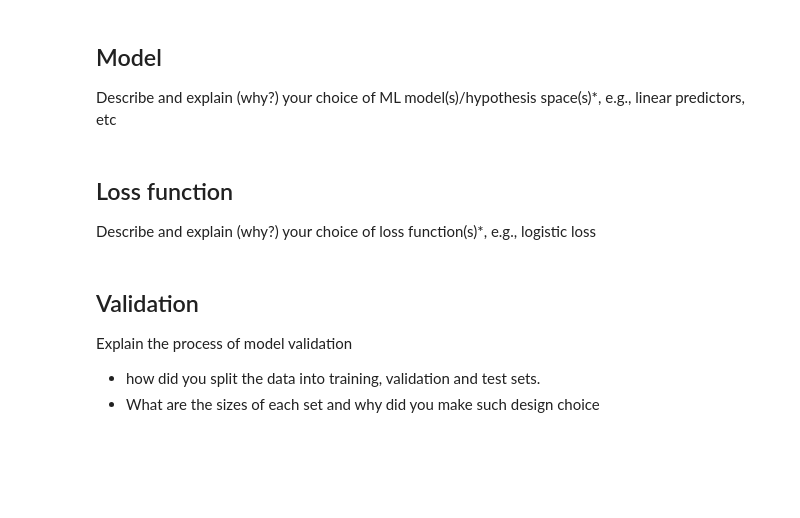
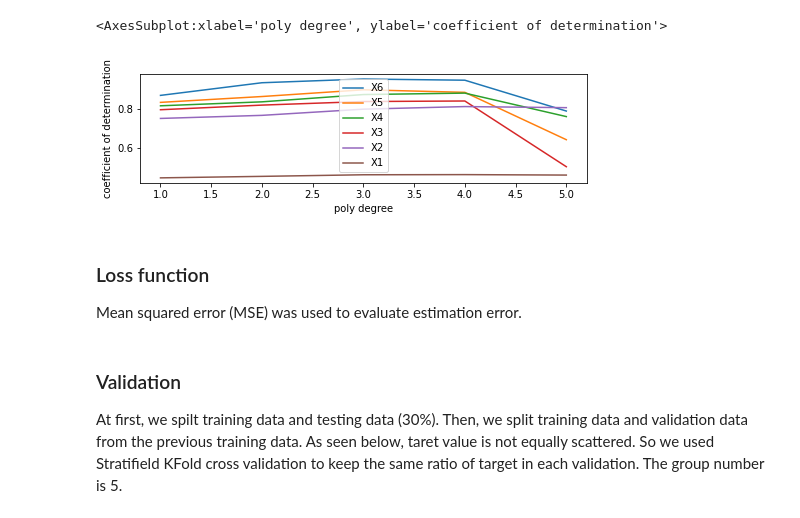
Before and after one commit to doyu/people_count_in_room, a Jupyter notebook: people_count_in_room.ipynb, the cells around one changed output. Drawn from its saved outputs; the diff is of its cells as text; code cells hidden in the pictures; blank space fills up the shorter version.

```diff
--- a/people_count_in_room.ipynb
+++ b/people_count_in_room.ipynb
@@ -36,0 +139,43 @@ Explain your feature selection process (no theoretical justification needed)
+# %%
+#%%timeit
+def poly_scores(degrees, X, y):
+    X_train, X_test, y_train, y_test = train_test_split(X, y, test_size=0.3, random_state=42)
+    scores = []
+    for i in degrees:
+        model = LinearRegression(fit_intercept=False)
+        poly = PolynomialFeatures(degree=i)
+        skf = StratifiedKFold()
+        x = cross_val_score(model, poly.fit_transform(X_train), y_train, cv=skf)
+        #print(i, x)
+        scores.append(np.mean(x))
+
+    return scores
+
+def test_accuracy(degree, X, y):
+    X_train, X_test, y_train, y_test = train_test_split(X, y, test_size=0.3, random_state=42)
+    poly = PolynomialFeatures(degree=degree)
+    X_train_poly = poly.fit_transform(X_train)
+    model = LinearRegression(fit_intercept=False).fit(X_train_poly, y_train)
+    y = model.predict(poly.fit_transform(X_test))
+    y = list(map(round, y))
+    return sum(y==y_test) / len(y)
+# %%
+# 'S1_Temp', 'S1_Light', 'S5_CO2', 'S5_CO2_Slope', 'S6_PIR', 'S7_PIR'
+y = df['Room_Occupancy_Count']
+
+degrees = range(1,6)
+scores = {'poly degree':degrees}
+accs = []
+
+for i, X in enumerate([X6, X5, X4, X3, X2, X1]):
+    tmp = poly_scores(degrees, X, y)
+    scores[f"X{6-i}"] = tmp
+    idx = np.argmax(tmp)
+    #print(idx, degrees[idx])
+    acc = test_accuracy(degrees[idx], X, y)
+    accs.append(acc)
+# %%
+d = pd.DataFrame({k: pd.Series(v) for k, v in scores.items()})
+d = d.set_index('poly degree')
+d
+#d.style.applymap(lambda x: "background-color: yellow" if x==np.max(d['score']) else "background-color: white")
@@ -37,12 +190,16 @@ Explain your feature selection process (no theoretical justification needed)
+# %%
+d.plot(xlabel='poly degree', ylabel='coefficient of determination', figsize=(8,2))
+# %% [output]
+<AxesSubplot:xlabel='poly degree', ylabel='coefficient of determination'>
+[figure, added]
 # %% [markdown]
-## Model
-Describe and explain (why?) your choice of ML model(s)/hypothesis space(s)*,
-e.g., linear predictors, etc
+### Loss function
+<!---Describe and explain (why?) your choice of loss function(s)*, e.g., logistic loss--->
+Mean squared error (MSE) was used to evaluate estimation error.
-# %% [markdown]
-## Loss function
-Describe and explain (why?) your choice of loss function(s)*, e.g., logistic loss
 # %% [markdown]
-## Validation
-Explain the process of model validation
+### Validation
+<!---Explain the process of model validation
 - how did you split the data into training, validation and test sets.
 - What are the sizes of each set and why did you make such design choice
+--->
+At first, we spilt training data and testing data (30%). Then, we split training data and validation data from the previous training data. As seen below, taret value is not equally scattered. So we used Stratifield KFold cross validation to keep the same ratio of target in each validation. The group number is 5.
```
Also changed, not shown: parts of 28 cells of this notebook.
